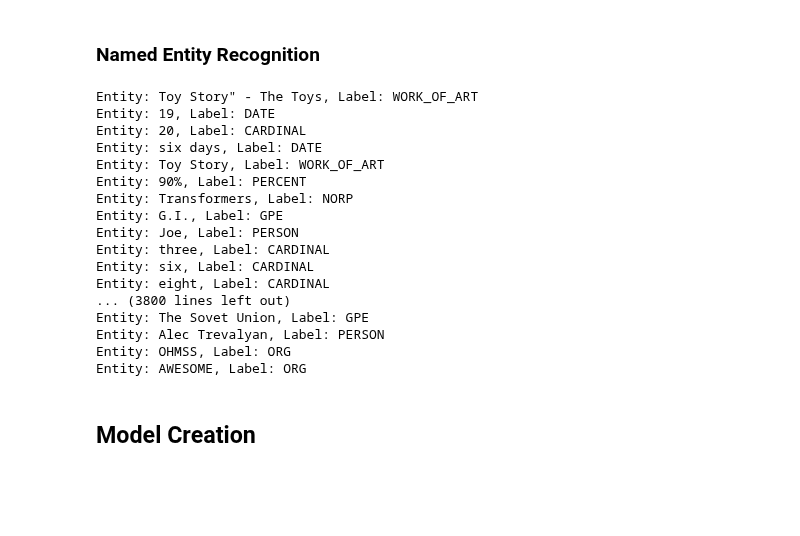
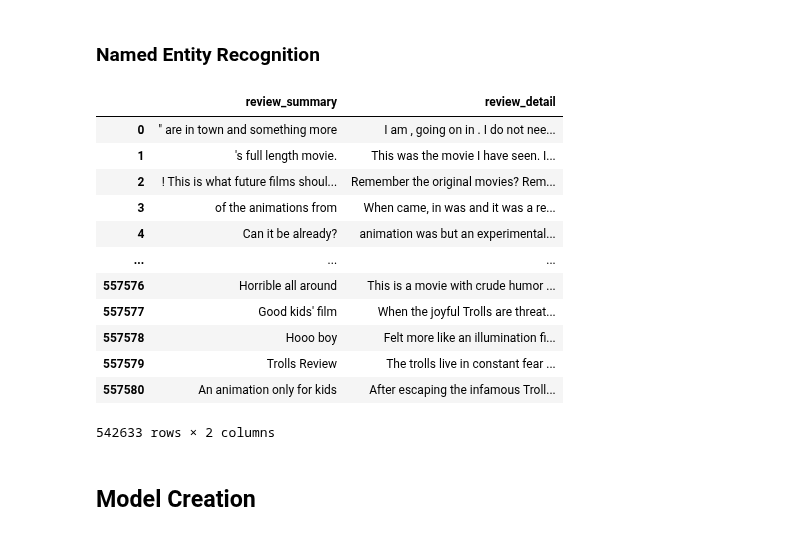
Before and after one commit to abccastro/Movie-Sentiment-Analysis, a Jupyter notebook: Movie Sentiment Analysis.ipynb, the cells around one changed output. Saved outputs shown, nothing was run; the diff lists cells and outputs as text; code cells hidden in the pictures; blank space fills up the shorter version.

```diff
--- a/Movie Sentiment Analysis.ipynb
+++ b/Movie Sentiment Analysis.ipynb
@@ -400,41 +400,52 @@ from textblob import TextBlob
 nlp = spacy.load("en_core_web_sm")
 # %%
 # Define the ner function
-def ner(text, named_entities_set):
+def ner(text):
     doc = nlp(text)
-
+    named_entities=[]
+    cleaned_text=text
     for ent in doc.ents:
         entity = ent.text
-        if entity not in named_entities_set:
-            named_entities_set.add(entity)
-            label = ent.label_
-            print(f"Entity: {entity}, Label: {label}")
+        label = ent.label_
+        named_entities.append((entity,label))
+        cleaned_text=cleaned_text.replace(entity, '')
+    return cleaned_text, named_entities
 
-# Create a set to store unique named entities
-named_entities_set = set()
+#creating a df for extracted entities
+extracted_entities_summary=[]
+extracted_entities_detail=[]
+
+
+
 
 #running the codes for the first 1000 rows as a sample test
 for index, row in movie_reviews_df.iloc[:1000].iterrows():
-    ner(row['review_summary'], named_entities_set)
-    ner(row['review_detail'], named_entities_set)
+    cleaned_summary, entities_summary = ner(row['review_summary'])
+    cleaned_detail, entities_detail = ner(row['review_detail'])
+    movie_reviews_df.at[index, 'review_summary'] = cleaned_summary
+    movie_reviews_df.at[index, 'review_detail'] = cleaned_detail
+    extracted_entities_summary.extend(entities_summary)
+    extracted_entities_detail.extend(entities_detail)
+
+# Create DataFrames to store the extracted entities
+entities_summary_df = pd.DataFrame(extracted_entities_summary, columns=['Entity', 'Label'])
+entities_detail_df = pd.DataFrame(extracted_entities_detail, columns=['Entity', 'Label'])
+
+movie_reviews_df[['review_summary','review_detail']]
 # %% [output]
+|  | review_summary | review_detail |
+| 0 | " are in town and something more | I am , going on in . I do not nee... |
+| 1 | 's full length movie. | This was the movie I have seen. I... |
+| 2 | ! This is what future films shoul... | Remember the original movies? Rem... |
+| 3 | of the animations from | When came, in was and it was a re... |
+| 4 | Can it be already? | animation was but an experimental... |
+| ... | ... | ... |
+| 557576 | Horrible all around | This is a movie with crude humor ... |
+| 557577 | Good kids' film | When the joyful Trolls are threat... |
+| 557578 | Hooo boy | Felt more like an illumination fi... |
+| 557579 | Trolls Review | The trolls live in constant fear ... |
+| 557580 | An animation only for kids | After escaping the infamous Troll... |
-Entity: Toy Story" - The Toys, Label: WORK_OF_ART
-Entity: 19, Label: DATE
-Entity: 20, Label: CARDINAL
-Entity: six days, Label: DATE
-Entity: Toy Story, Label: WORK_OF_ART
-Entity: 90%, Label: PERCENT
-Entity: Transformers, Label: NORP
-Entity: G.I., Label: GPE
-Entity: Joe, Label: PERSON
-Entity: three, Label: CARDINAL
-Entity: six, Label: CARDINAL
-Entity: eight, Label: CARDINAL
-... (3800 lines left out)
-Entity: The Sovet Union, Label: GPE
-Entity: Alec Trevalyan, Label: PERSON
-Entity: OHMSS, Label: ORG
-Entity: AWESOME, Label: ORG
+542633 rows × 2 columns
 # %% [markdown]
 ## Model Creation
 # %% [markdown]
```
